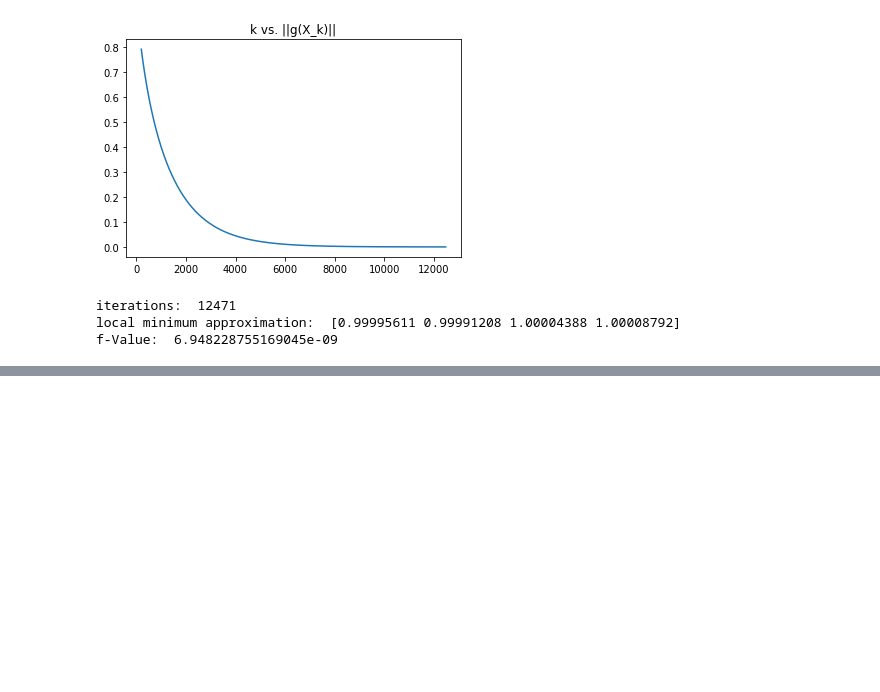
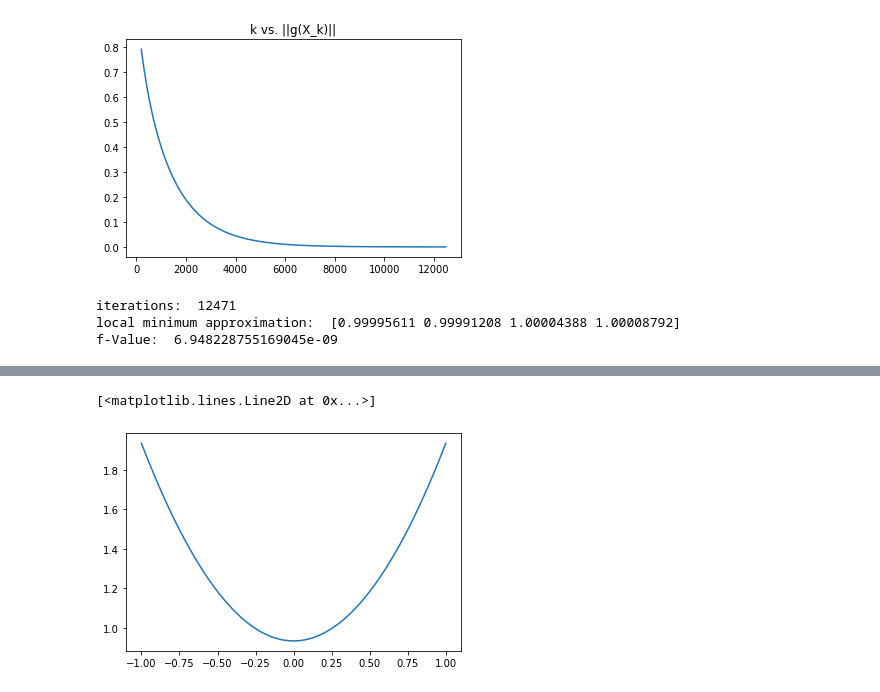
Before and after one commit to JairEsc/Mat_Apl, a Jupyter notebook: Opt_T4.ipynb, the cells around one changed output, grey strips where cells are left out. Cells and saved outputs as stored; diff of their text form; code cells hidden in the pictures; blank space fills up the shorter version.

```diff
--- a/Opt_T4.ipynb
+++ b/Opt_T4.ipynb
@@ -355,3 +397,8 @@ def f_normal_Hessian(X,l=l,Y=Y):##
+# %%
+plt.plot(np.linspace(-1,1,128),Y)
+# %% [output]
+[<matplotlib.lines.Line2D at 0x...>]
+[figure, added]
 # %%
 np.random.seed(0)
 x_0=np.random.normal(1,0.5,size=128)
```
Also changed, not shown: parts of 14 cells of this notebook.
